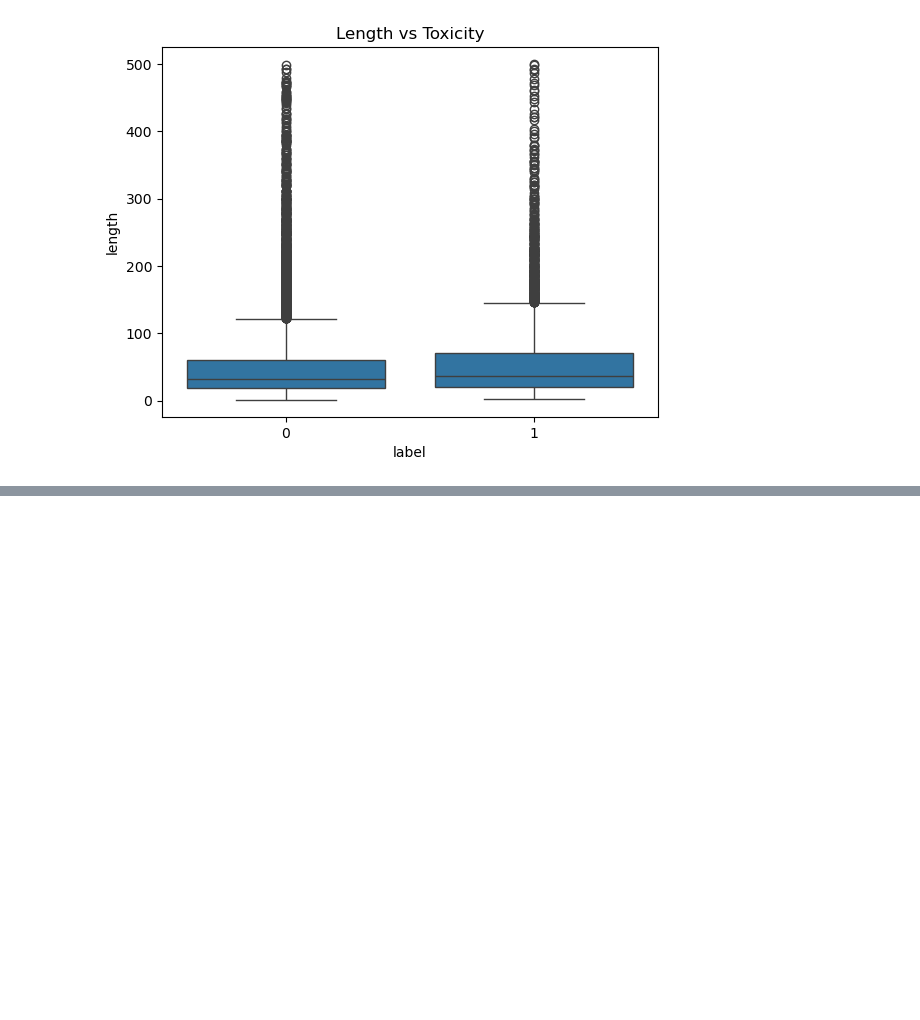
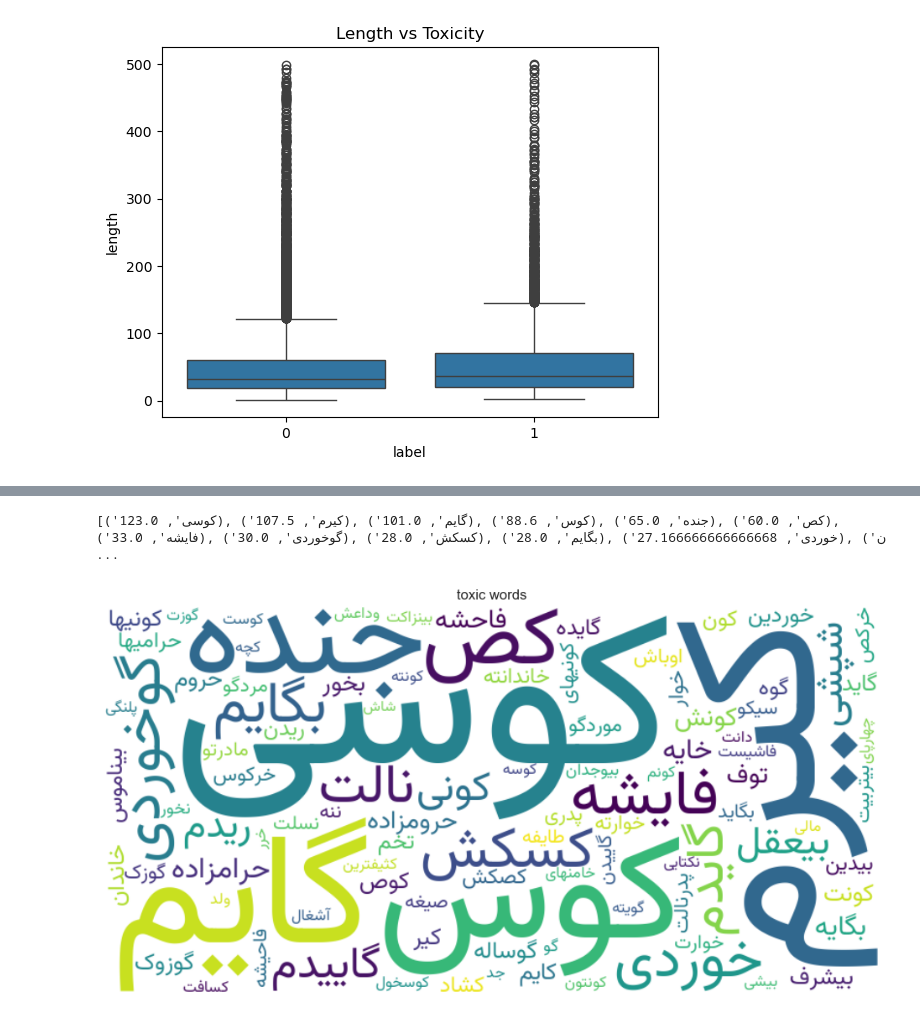
Before and after one commit to UstadYasin/farsi-dari-toxic-detection, a Jupyter notebook: notebooks/plot.ipynb, the cells around one changed output, grey strips where cells are left out. Drawn from its saved outputs; the diff is of its cells as text; code cells hidden in the pictures; blank space fills up the shorter version.

```diff
--- a/notebooks/plot.ipynb
+++ b/notebooks/plot.ipynb
@@ -63,0 +101,47 @@ plt.show()
+# %%
+from collections import Counter
+toxic_df = df[df['label'] == 1]
+non_toxic_df = df[df['label'] == 0]
+
+toxic_words = toxic_df['comment'].apply(clean_text_fa)
+non_toxic_words = non_toxic_df['comment'].apply(clean_text_fa)
+
+all_toxic = [w for words in toxic_words for w in words]
+all_non_toxic = [w for words in non_toxic_words for w in words]
+
+toxic_counter = Counter(all_toxic)
+non_toxic_counter = Counter(all_non_toxic)
+
+toxic_score = {}
+
+for word in toxic_counter:
+    toxic_score[word] = toxic_counter[word] / (non_toxic_counter.get(word, 1))
+
+top_keywords = sorted(toxic_score.items(), key=lambda x: x[1], reverse=True)[:100]
+
+print(top_keywords)
+# %% [output]
+[('کوسی', 123.0), ('کیرم', 107.5), ('گایم', 101.0), ('کوس', 88.6), ('جنده', 65.0), ('کص', 60.0), ('فایشه', 33.0), ('گوخوردی', 30.0), ('کسکش', 28.0), ('بگایم', 28.0), ('خوردی', 27.166666666666668), ('ن ...
+# %%
+import arabic_reshaper
+from bidi.algorithm import get_display
+
+freq_dict = {
+    get_display(arabic_reshaper.reshape(word)): score
+    for word, score in top_keywords
+}
+
+wc = WordCloud(
+    width=800,
+    height=400,
+    background_color="white",
+    font_path=font_path
+).generate_from_frequencies(freq_dict)
+
+plt.figure(figsize=(12, 6))
+plt.imshow(wc, interpolation="bilinear")
+plt.axis("off")
+plt.title("toxic words")
+plt.show()
+# %% [output]
+[figure, added]
```
Also changed, not shown: parts of 5 cells of this notebook, 12 other files.
